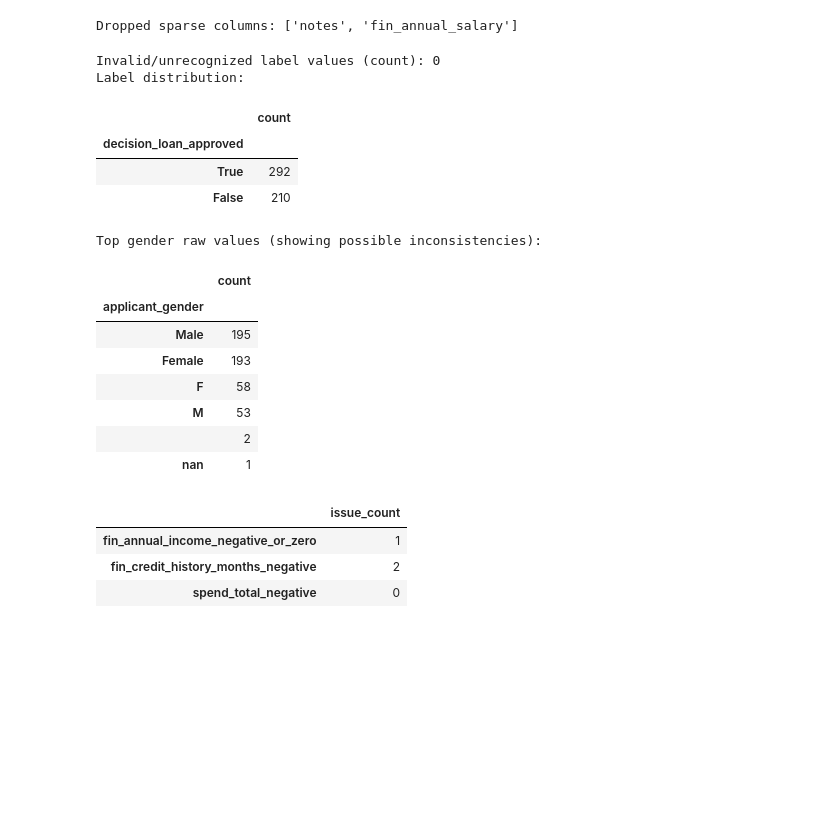
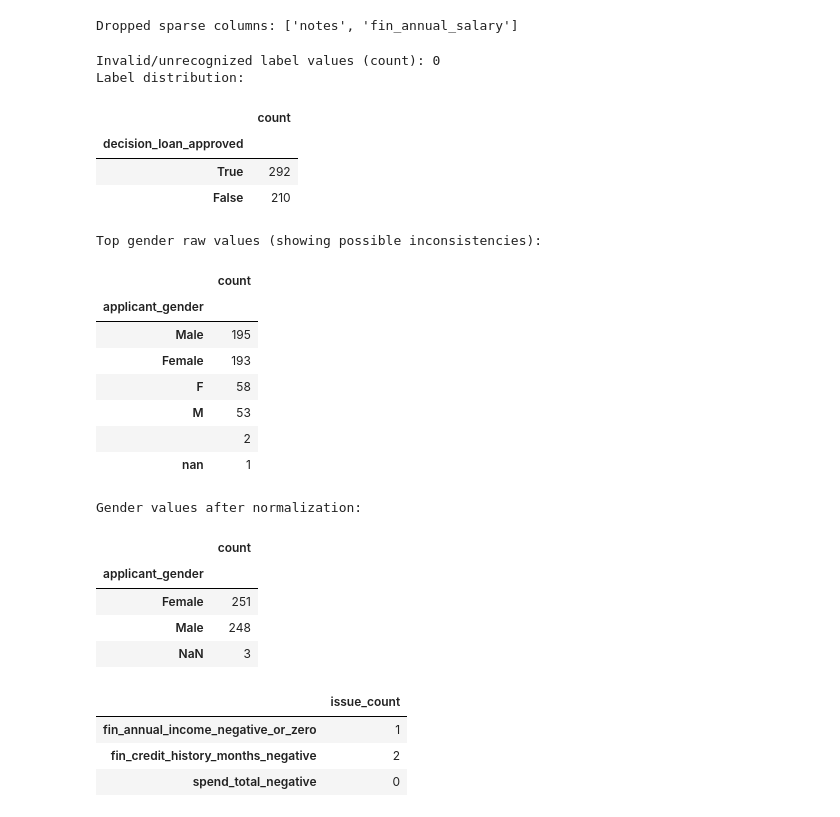
Before and after one commit to leo-nor-pro/dego-project-team6, a Jupyter notebook: notebooks/01-data-quality.ipynb, the cells around one changed output. Drawn from its saved outputs; the diff is of its cells as text; code cells hidden in the pictures; blank space fills up the shorter version.

```diff
--- a/notebooks/01-data-quality.ipynb
+++ b/notebooks/01-data-quality.ipynb
@@ -292,44 +292,62 @@ print("Invalid/unrecognized label values (count):", int(invalid_label_n))
 df_clean = df_clean.dropna(subset=["decision_loan_approved"]).copy()
 df_clean["decision_loan_approved"] = df_clean["decision_loan_approved"].astype(bool)
 
 print("Label distribution:")
 display(df_clean["decision_loan_approved"].value_counts(dropna=False).to_frame("count"))
 
 # Example categorical consistency check (if gender exists)
 if "applicant_gender" in df_clean.columns:
     raw_gender = df_clean["applicant_gender"].astype(str).str.strip()
     top_gender = raw_gender.value_counts(dropna=False).head(15)
     print("Top gender raw values (showing possible inconsistencies):")
     display(top_gender.to_frame("count"))
 
     # Normalize a few common variants
-    gender_norm = raw_gender.str.lower()
-    gender_norm = gender_norm.replace({
-        "m": "male",
-        "f": "female",
-        "man": "male",
-        "woman": "female",
-        "": np.nan,
-        "nan": np.nan,
-        "none": np.nan,
-    })
-    df_clean["applicant_gender"] = gender_norm
+gender_norm = raw_gender.str.strip().str.lower()
+
+gender_norm = gender_norm.replace({
+    "m": "Male",
+    "male": "Male",
+    "man": "Male",
+    "f": "Female",
+    "female": "Female",
+    "woman": "Female",
+    "": np.nan,
+    "nan": np.nan,
+    "none": np.nan,
+})
+
+df_clean["applicant_gender"] = gender_norm
+
+# Verify normalization
+print("Gender values after normalization:")
+display(
+    df_clean["applicant_gender"]
+    .value_counts(dropna=False)
+    .to_frame("count")
+)
 # %% [output]
 Invalid/unrecognized label values (count): 0
 Label distribution:
 |  | count |
 | decision_loan_approved |  |
 | True | 292 |
 | False | 210 |
 Top gender raw values (showing possible inconsistencies):
 |  | count |
 | applicant_gender |  |
 | Male | 195 |
 | Female | 193 |
 | F | 58 |
 | M | 53 |
 |  | 2 |
 | nan | 1 |
+Gender values after normalization:
+|  | count |
+| applicant_gender |  |
+| Female | 251 |
+| Male | 248 |
+| NaN | 3 |
 # %%
 # 3) Validity: numeric type coercion + impossible values
 num_cols = [c for c in df_clean.columns if c.startswith(("fin_", "spend_"))]
```
Also changed, not shown: parts of 1 cell of this notebook, 1 other file.
